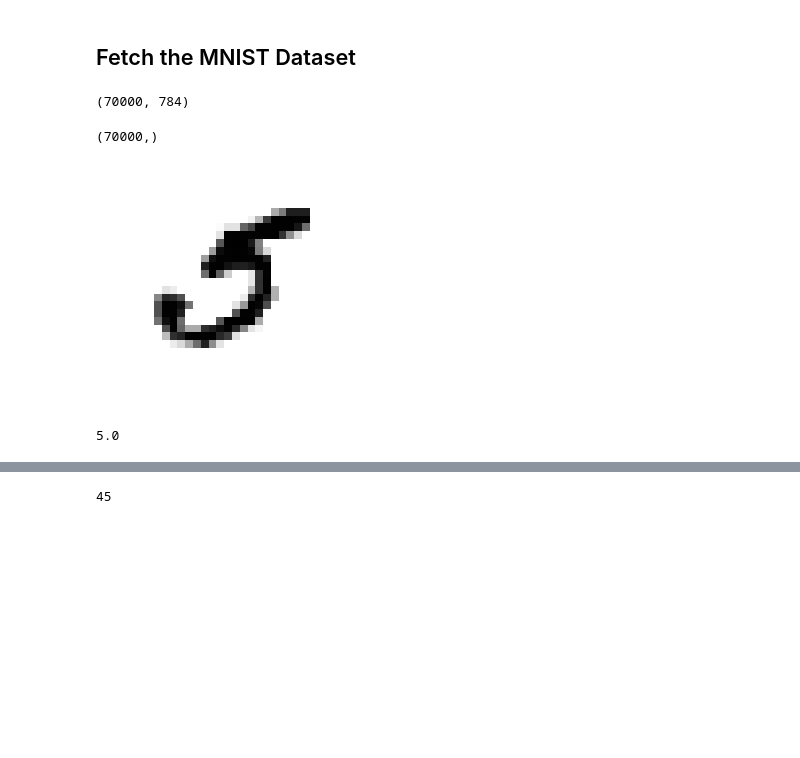
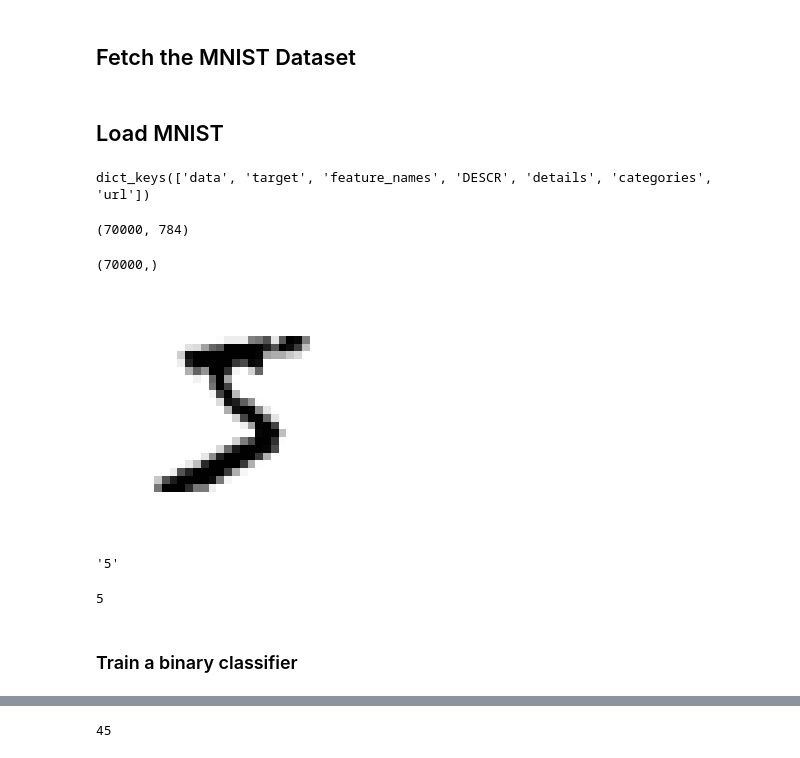
Before and after one commit to BurakcanK/BookSolutions, a Jupyter notebook: HandsOnMLwithScikitTensorflow/Chapter3/mnist.ipynb, the cells around one changed output, grey strips where cells are left out. Drawn from its saved outputs; the diff is of its cells as text; code cells hidden in the pictures; blank space fills up the shorter version.

```diff
--- a/HandsOnMLwithScikitTensorflow/Chapter3/mnist.ipynb
+++ b/HandsOnMLwithScikitTensorflow/Chapter3/mnist.ipynb
@@ -11,35 +11,46 @@ import pickle
 #     pickle.dump(mnist, f)
+# %% [markdown]
+## Load MNIST
 # %%
 # read the mnist data
-with open('mnist_data.pickle', 'rb') as f:
+with open("mnist_data.pkl", "rb") as f:
     mnist = pickle.load(f)
 
-X, y = mnist['data'], mnist['target']
+print(mnist.keys())
+X, y = mnist["data"], mnist["target"]
 X.shape
 # %% [output]
-(70000, 784)
+dict_keys(['data', 'target', 'feature_names', 'DESCR', 'details', 'categories', 'url'])
+(70000, 784)
 # %%
 y.shape
 # %% [output]
 (70000,)
 # %%
 %matplotlib inline
-import matplotlib
+import matplotlib as mpl
 import matplotlib.pyplot as plt
 
-some_digit = X[36000]
+some_digit = X[0]
 some_digit_image = some_digit.reshape(28, 28)
 
-plt.imshow(some_digit_image, cmap=matplotlib.cm.binary,
-           interpolation='nearest')
-plt.axis('off')
+plt.imshow(some_digit_image, cmap=mpl.cm.binary, interpolation="nearest")
+plt.axis("off")
 plt.show()
 # %% [output]
-[figure, old version]
+[figure, new version]
 # %%
 # label of the image above
-y[36000]
+y[0]
 # %% [output]
-5.0
+'5'
+# %%
+import numpy as np
+
+# cast labels to integers
+y = y.astype(np.uint8)
+y[0]
+# %% [output]
+5
 # %%
 # create train and test sets (mnist is already splitted as 60000:10000)
@@ -53,3 +59,5 @@ X_train, y_train = X_train[shuffle_index], y_train[shuffle_index]
+# %% [markdown]
+### Train a binary classifier
 # %%
 # true for all 5s, false for others
 y_train_5 = (y_train == 5)
```
Also changed, not shown: parts of 67 cells of this notebook, 2 other files.
